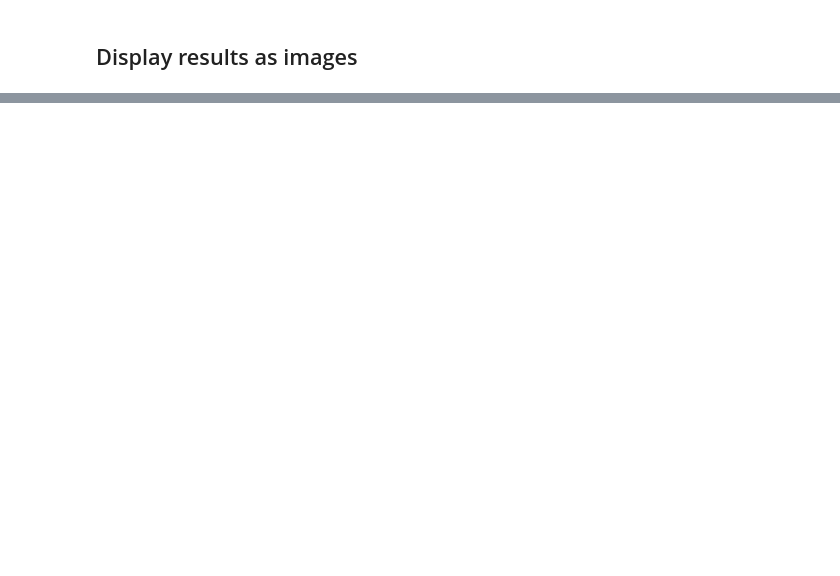
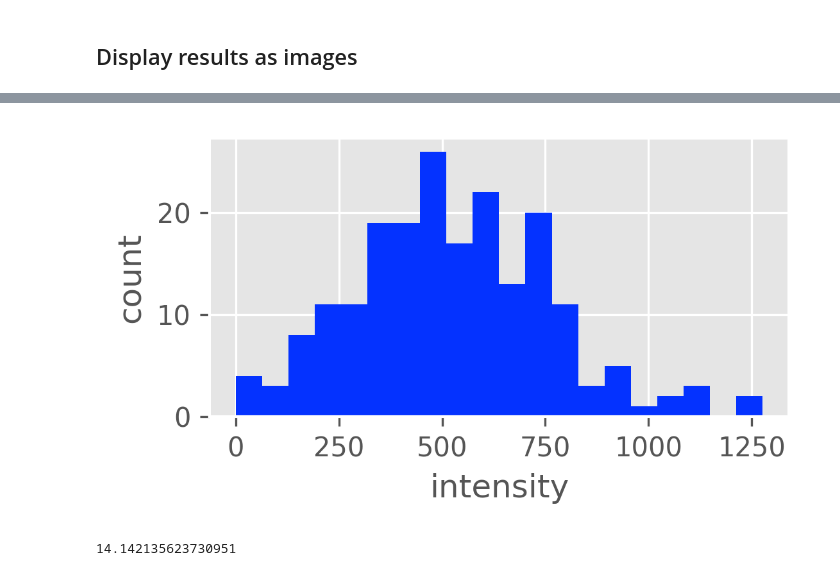
Before and after one commit to MunskyGroup/rsnaped, a Jupyter notebook: notebooks/Paper_Figures/Figure_simulated_trajectories.ipynb, the cells around one changed output, grey strips where cells are left out. Drawn from its saved outputs; the diff is of its cells as text; code cells hidden in the pictures; blank space fills up the shorter version.

```diff
--- a/notebooks/Paper_Figures/Figure_simulated_trajectories.ipynb
+++ b/notebooks/Paper_Figures/Figure_simulated_trajectories.ipynb
@@ -324,11 +344,12 @@ def df_to_array(dataframe_simulated_cell):
             I_g[k, 0:(maxframe+1-minframe)] = tmpdf['green_int_mean']  #fill the arrays to return out
             x_loc[k, 0:(maxframe+1-minframe)] = tmpdf['x']
             y_loc[k, 0:(maxframe+1-minframe)] = tmpdf['y']
-            I_g_std[k, 0:(maxframe+1-minframe)] = tmpdf['green_int_std']
+            #I_g_std[k, 0:(maxframe+1-minframe)] = tmpdf['green_int_std']
             I_r[k, 0:(maxframe+1-minframe)] = tmpdf['red_int_mean']
-            I_r_std[k, 0:(maxframe+1-minframe)] = tmpdf['red_int_std']
+            #I_r_std[k, 0:(maxframe+1-minframe)] = tmpdf['red_int_std']
             k+=1 #iterate over k (total particles)
-    return I_g, I_g_std, I_r, I_r_std, x_loc,y_loc   #return everything backout
+    #return I_g, I_g_std, I_r, I_r_std, x_loc,y_loc   #return everything backout
+    return I_g, I_r, x_loc,y_loc   #return everything backout
 # %%
 # Reads the folder with the results and import the simulations as lists
 list_files_names = sorted([f for f in listdir(output_directory_name) if isfile(join(output_directory_name, f)) and ('.tif') in f], key=str.lower)  # reading all tif files in the folder
@@ -345,7 +366,7 @@ list_files_dfnames.sort(key=lambda f: int(re.sub('\D', '', f)))  # sorting the i
 path_files_df = [ str(output_directory_name.joinpath(f).resolve()) for f in list_files_dfnames ] # creating the complete path for each file
 list_df_real_positions = [pd.read_csv(f) for f in  path_files_df] # List with all the videos
 # %%
-I_g, I_g_std, I_r, I_r_std, x_loc,y_loc = df_to_array(df_intensities_real)
+I_g, I_r, x_loc,y_loc = df_to_array(df_intensities_real)
 # %%
 fig_size = (2.5,2.5)
 plt.figure(figsize=fig_size,dpi=300)
@@ -421,0 +440,19 @@ rsnapsim.__version__
+# %%
+plt.style.use('ggplot')
+# %%
+#fig = plt.figure(figsize=(2, 1.8), dpi=300)
+fig = plt.figure(figsize=(3.8, 2.2), dpi=300)
+
+plt.hist(I_g[:, -1], bins=20, density=False, stacked=True, color='#0432ff')
+# plt.title('Simulation')
+plt.xlabel('intensity')
+plt.ylabel('count')
+plt.tight_layout()
+
+name_figure = name_files+'_Hist.png'
+figure_directory = str(output_dir.joinpath(name_figure))
+plt.savefig(figure_directory, transparent=True, dpi=300, bbox_inches="tight")
+
+plt.show()
+# %% [output]
+[figure, added]
@@ -421,0 +489,4 @@ rsnapsim.__version__
+# %%
+np.sqrt(I_g.shape[0])
+# %% [output]
+14.142135623730951
```
Also changed, not shown: parts of 21 cells of this notebook, 8 other files.
